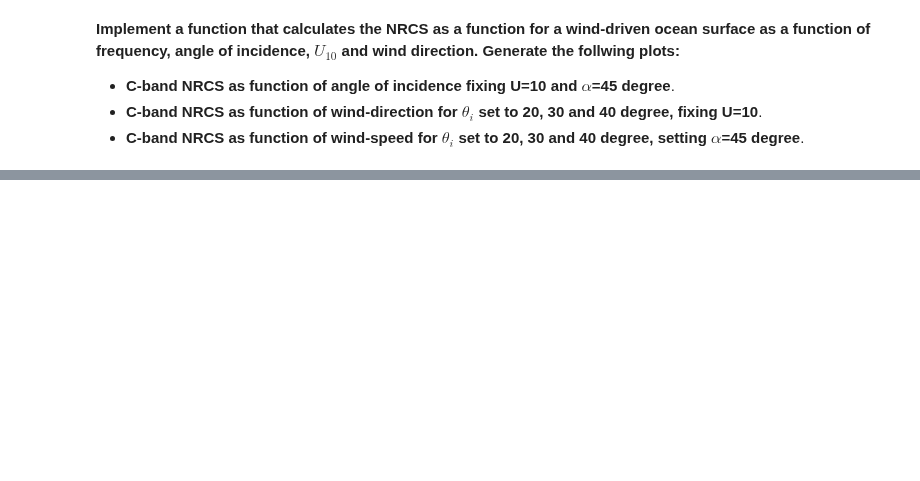
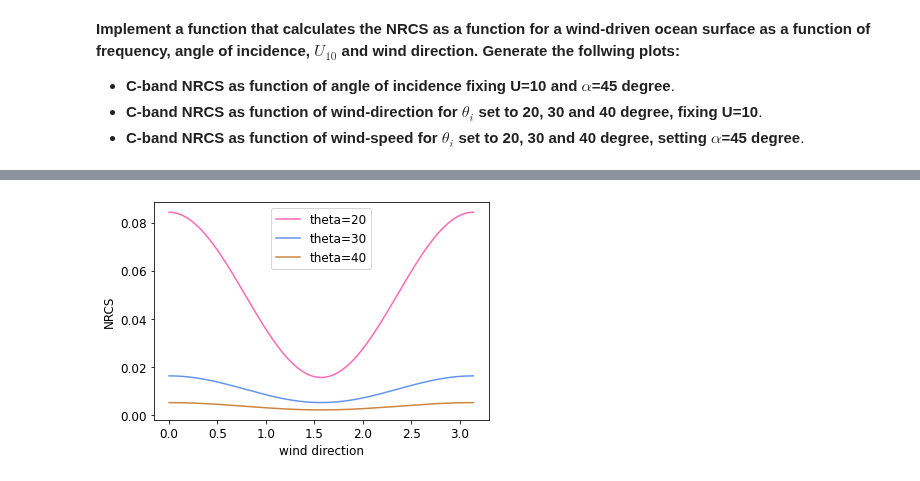
Before and after one commit to debnovalina/PPESO-Practical, a Jupyter notebook: practical_Paco_W6/RoughSurfaceScattering.ipynb, the cells around one changed output, grey strips where cells are left out. Saved outputs shown, nothing was run; the diff lists cells and outputs as text; code cells hidden in the pictures; blank space fills up the shorter version.

```diff
--- a/practical_Paco_W6/RoughSurfaceScattering.ipynb
+++ b/practical_Paco_W6/RoughSurfaceScattering.ipynb
@@ -313,0 +327,24 @@ np.sqrt(-1+0j)
+# %%
+# Case 2
+k_x=np.array((20,30,40))
+k_x=np.radians(k_x)
+
+U=10
+alpha=np.radians(np.linspace(0,180,150))
+
+S=np.zeros((len(alpha),len(k_x)))
+
+for i in range(0,len(k_x)):
+    for j in range(0,len(alpha)):
+        S[j,i]=elfouhaily_cart(k_x[i],0,alpha[j],U)
+
+plt.figure()
+plt.plot(alpha,S[:,0],color='hotpink',label='theta=20')
+plt.plot(alpha,S[:,1],color='cornflowerblue',label='theta=30')
+plt.plot(alpha,S[:,2],color='peru',label='theta=40')
+plt.legend()
+plt.xlabel('wind direction')
+plt.ylabel('NRCS')
+plt.show()
+# %% [output]
+[figure, added]
```
Also changed, not shown: parts of 3 cells of this notebook.
